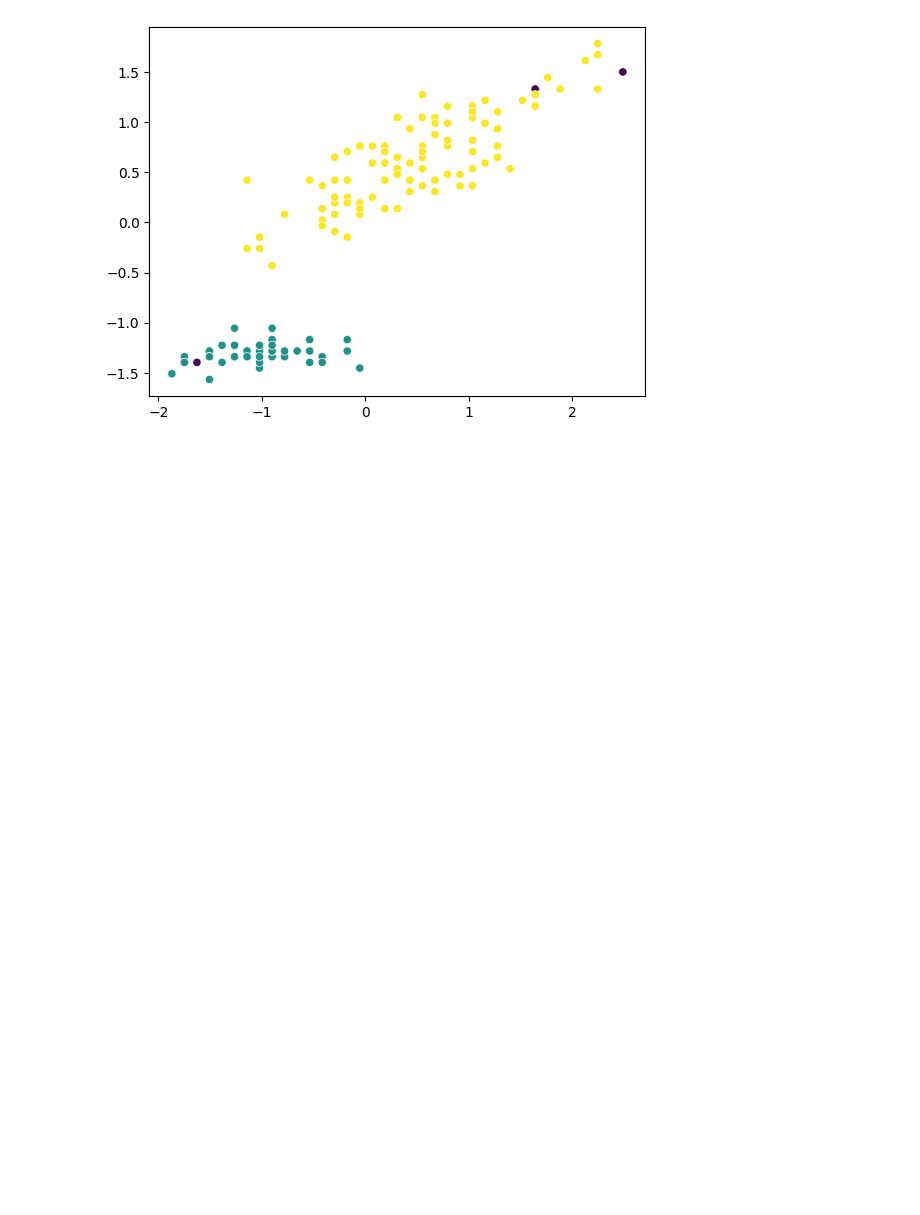
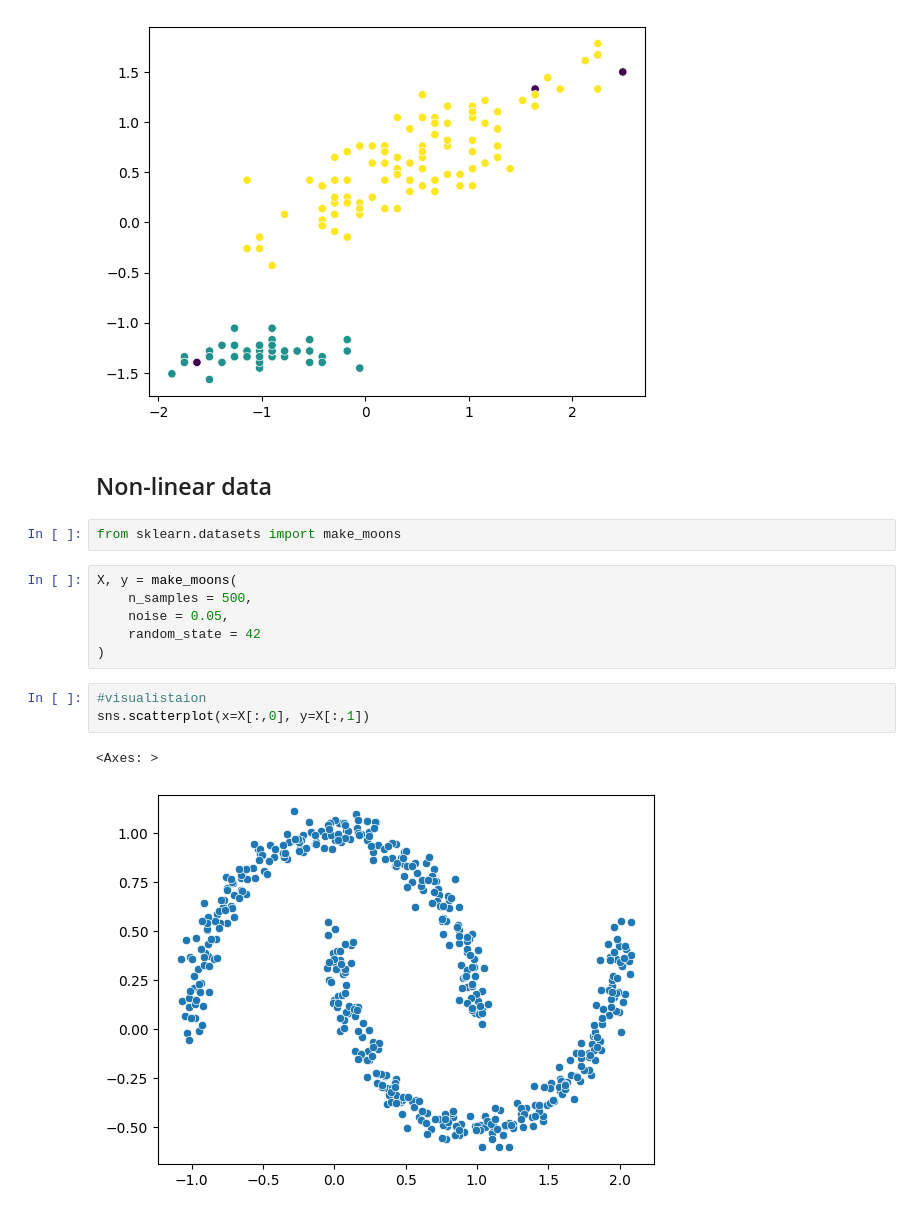
Before and after one commit to Abhishek-Maurya-D/AI-ML-Prime, a Jupyter notebook: Unsupervised ML 1/Clustering/DBSCAN.ipynb, the cells around one changed output. Drawn from its saved outputs; the diff is of its cells as text; blank space fills up the shorter version.

```diff
--- a/Unsupervised ML 1/Clustering/DBSCAN.ipynb
+++ b/Unsupervised ML 1/Clustering/DBSCAN.ipynb
@@ -34,3 +34,19 @@ sns.scatterplot(x=X_scaled[:,0], y=X_scaled[:,2], c=labels)
 # %% [output]
 <Axes: >
 [figure]
+# %% [markdown]
+## Non-linear data
+# %%
+from sklearn.datasets import make_moons
+# %%
+X, y = make_moons(
+    n_samples = 500,
+    noise = 0.05,
+    random_state = 42
+)
+# %%
+#visualistaion
+sns.scatterplot(x=X[:,0], y=X[:,1])
+# %% [output]
+<Axes: >
+[figure, added]
```
Also changed, not shown: parts of 5 cells of this notebook.
